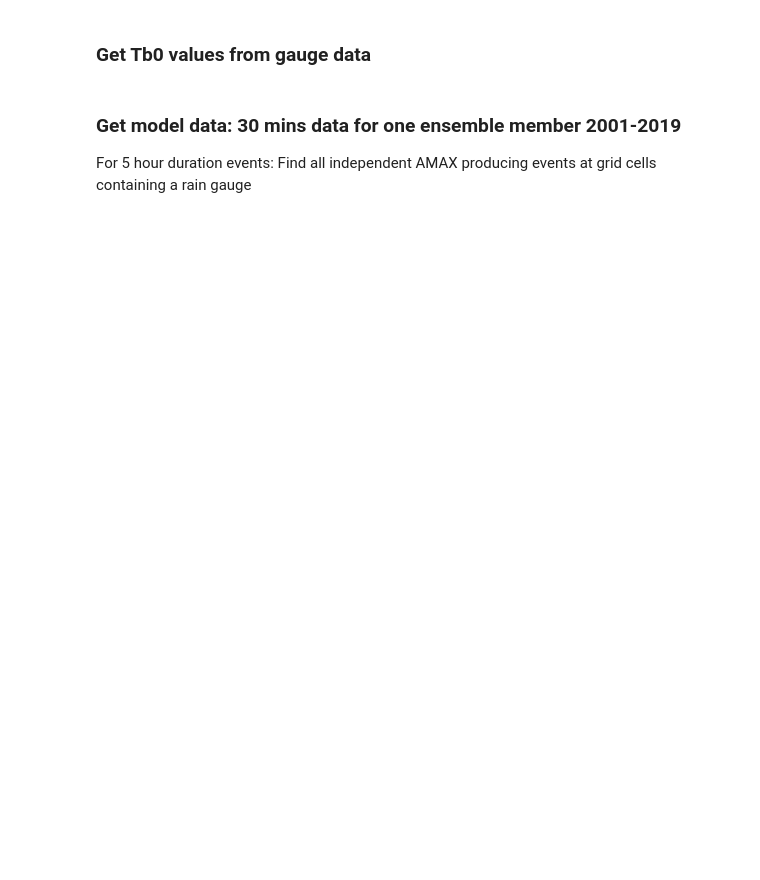
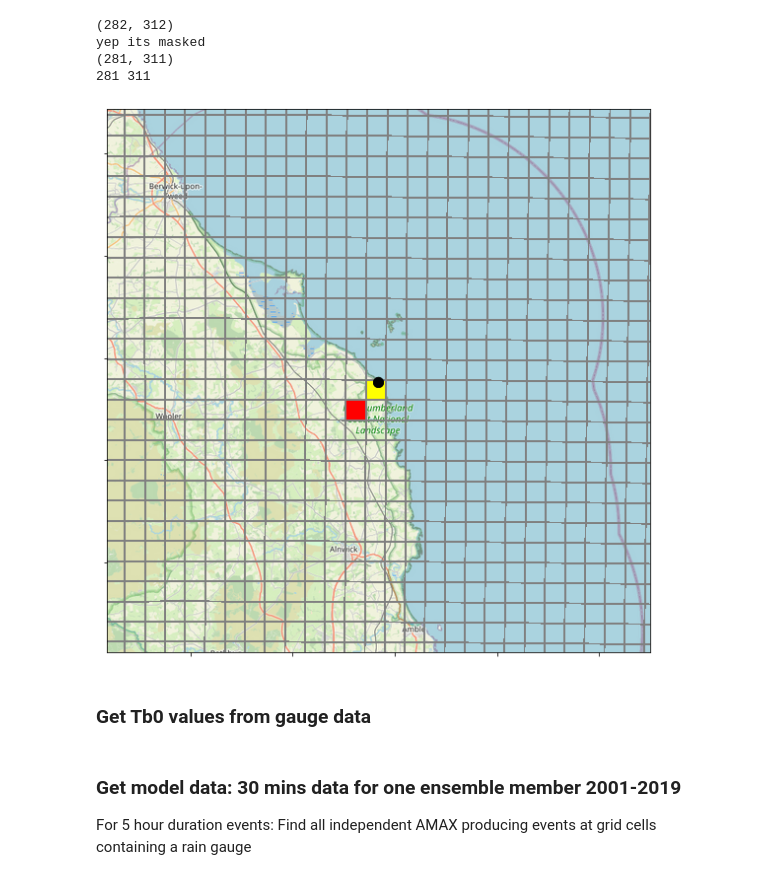
Before and after one commit to masher92/UKCP18, a Jupyter notebook: FindIndependentRainfallEvents/GaugeToGridCellMatching_CombineMethods.ipynb, the cells around one changed output. Drawn from its saved outputs; the diff is of its cells as text; code cells hidden in the pictures; blank space fills up the shorter version.

Commit message:
version with the plot showing old and new cells

```diff
--- a/FindIndependentRainfallEvents/GaugeToGridCellMatching_CombineMethods.ipynb
+++ b/FindIndependentRainfallEvents/GaugeToGridCellMatching_CombineMethods.ipynb
@@ -69,3 +354,17 @@ tbo_vals = pd.read_csv('/nfs/a319/gy17m2a/PhD/datadir/RainGauge/interarrival_thr
+# %%
+gauge1 = tbo_vals.iloc[6]
+# Find the interevent arrival time (Tb0)
+Tb0 = int(gauge1['Critical_interarrival_time'])
+import numpy.ma as ma
+import math
+# Find the coordinates of the cell containing this gauge
+closest_point, idx_2d = find_position_obs(sample_cube,gauge1['Lat'], gauge1['Lon'], plot=True)
+# %% [output]
+(282, 312)
+yep its masked
+(281, 311)
+281 311
+[figure, added]
 # %% [markdown]
 ### Get Tb0 values from gauge data
 # %% [markdown]
```
Also changed, not shown: parts of 14 cells of this notebook.
